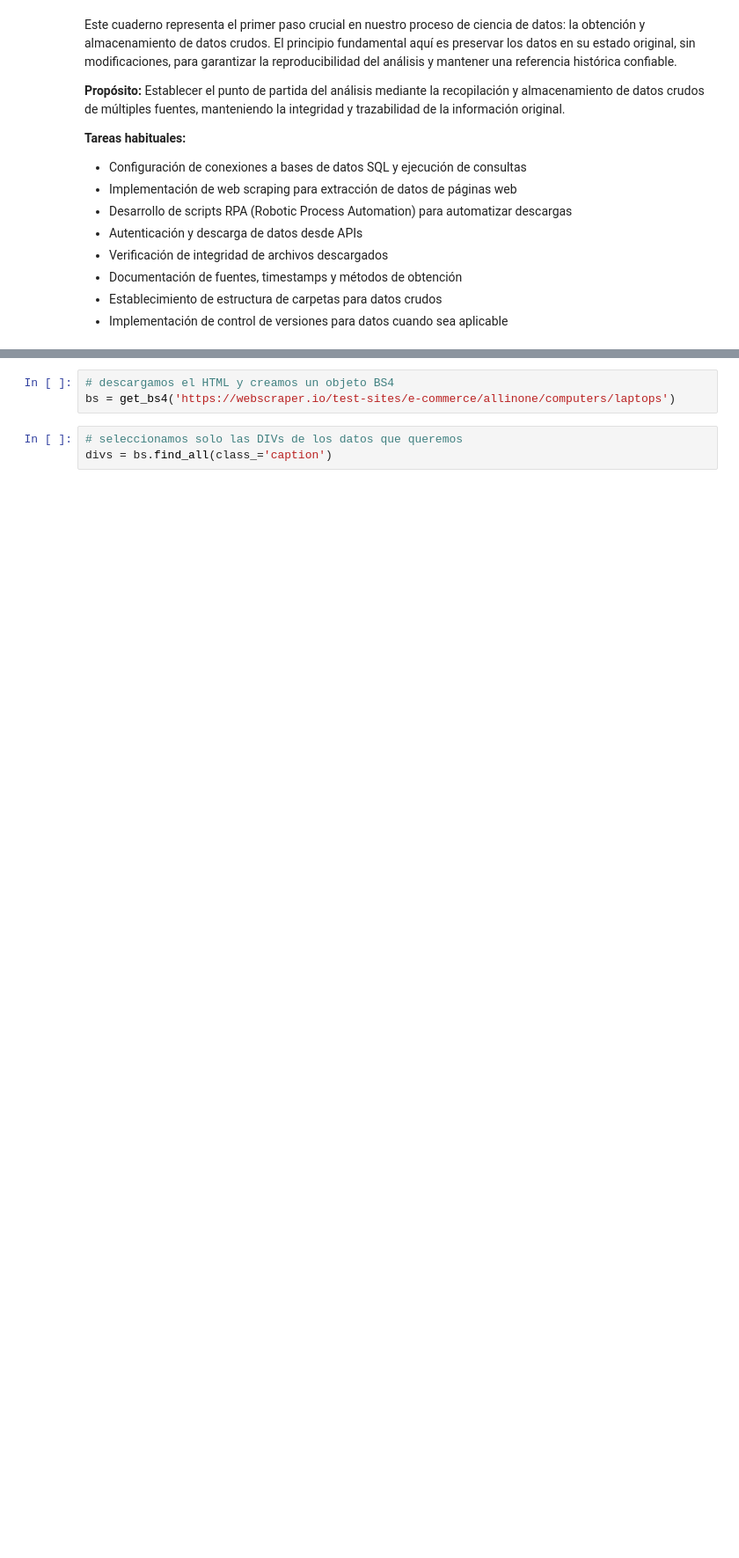
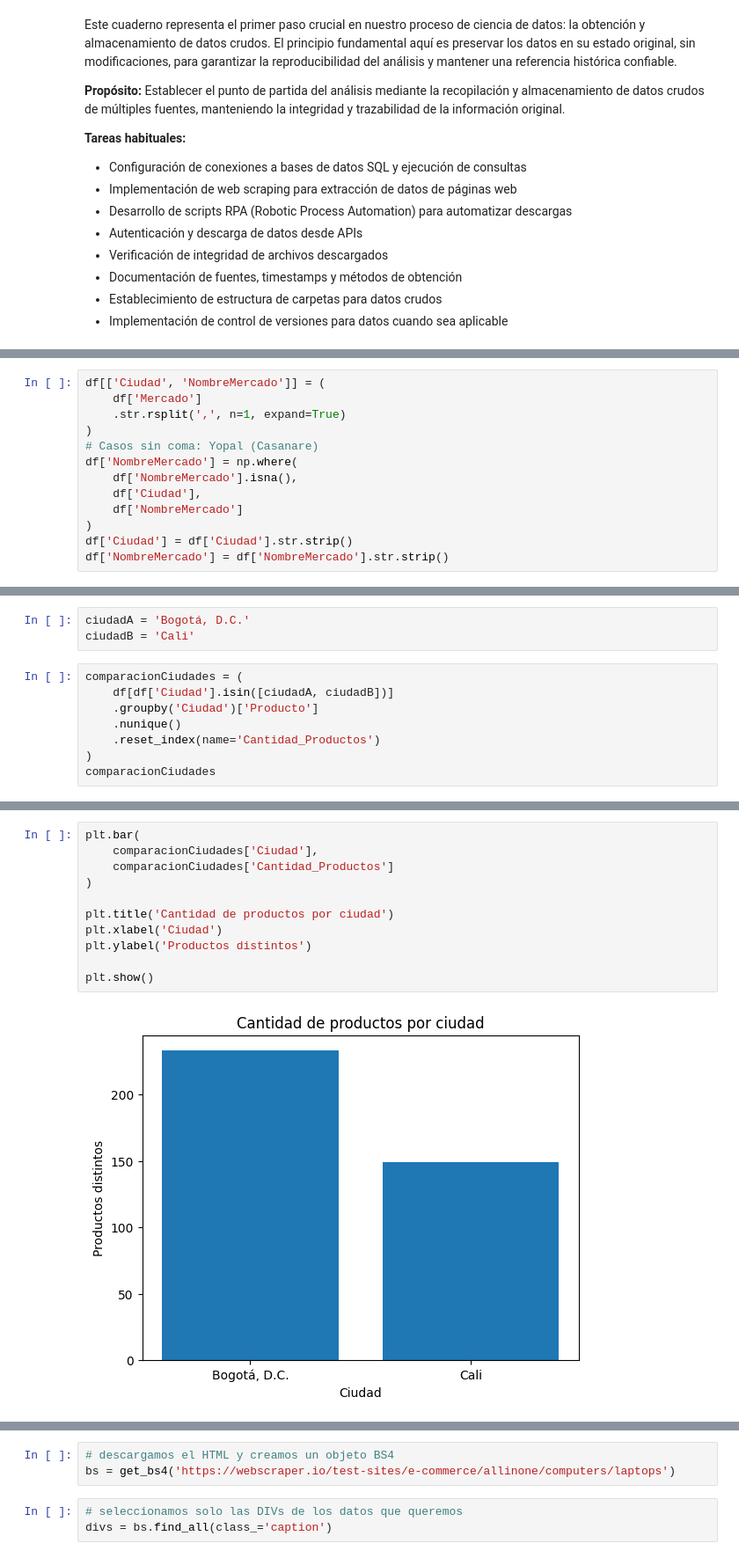
Before and after one commit to daniel-barona/proyecto_ciencia_datos, a Jupyter notebook: src/00_descargas.ipynb, the cells around one changed output, grey strips where cells are left out. Shown at 88% size. Saved outputs shown, nothing was run; the diff lists cells and outputs as text; blank space fills up the shorter version.

```diff
--- a/src/00_descargas.ipynb
+++ b/src/00_descargas.ipynb
@@ -102,0 +217,13 @@ def get_bs4(url):
+# %%
+df[['Ciudad', 'NombreMercado']] = (
+    df['Mercado']
+    .str.rsplit(',', n=1, expand=True)
+)
+# Casos sin coma: Yopal (Casanare)
+df['NombreMercado'] = np.where(
+    df['NombreMercado'].isna(),
+    df['Ciudad'],
+    df['NombreMercado']
+)
+df['Ciudad'] = df['Ciudad'].str.strip()
+df['NombreMercado'] = df['NombreMercado'].str.strip()
@@ -102,0 +290,11 @@ def get_bs4(url):
+# %%
+ciudadA = 'Bogotá, D.C.'
+ciudadB = 'Cali'
+# %%
+comparacionCiudades = (
+    df[df['Ciudad'].isin([ciudadA, ciudadB])]
+    .groupby('Ciudad')['Producto']
+    .nunique()
+    .reset_index(name='Cantidad_Productos')
+)
+comparacionCiudades
@@ -102,0 +307,13 @@ def get_bs4(url):
+# %%
+plt.bar(
+    comparacionCiudades['Ciudad'],
+    comparacionCiudades['Cantidad_Productos']
+)
+
+plt.title('Cantidad de productos por ciudad')
+plt.xlabel('Ciudad')
+plt.ylabel('Productos distintos')
+
+plt.show()
+# %% [output]
+[figure, added]
```
Also changed, not shown: parts of 93 cells of this notebook.
